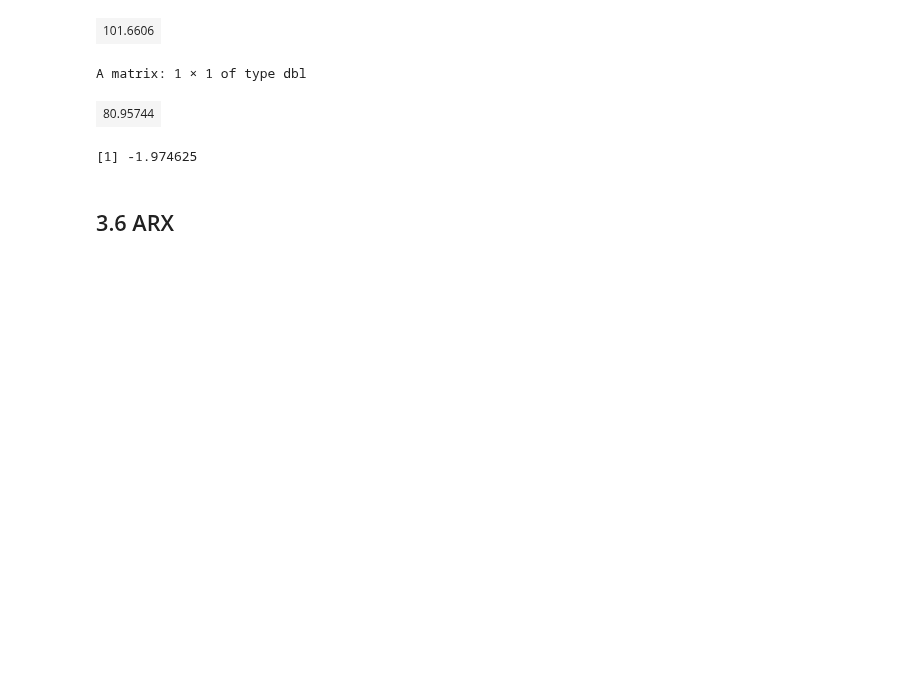
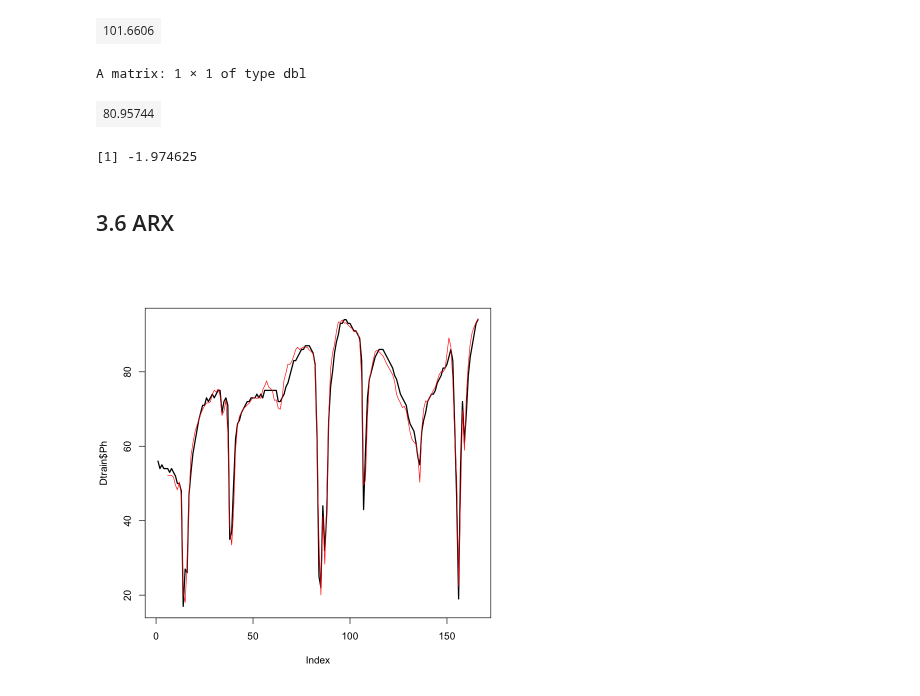
Before and after one commit to mathilderask/TimeSeriesAnalysis, a Jupyter notebook: Assig3/opg_3_oia.ipynb, the cells around one changed output. Saved outputs shown, nothing was run; the diff lists cells and outputs as text; code cells hidden in the pictures; blank space fills up the shorter version.

```diff
--- a/Assig3/opg_3_oia.ipynb
+++ b/Assig3/opg_3_oia.ipynb
@@ -295,3 +295,32 @@ t_value
 [1] -1.974625
 # %% [markdown]
 ## 3.6 ARX
+# %%
+library(marima2)
+L <- list()
+L$ARX1 <- lm(Ph ~ 0 + Ph.l1 + Tdelta.l0 + Gv.l0, data=Dtrain)
+# %%
+arx_onestep <- function(istart, fit, X) {
+  # Get variable names
+  nmout <- names(fit$model)[1]
+  nmcoef <- names(fit$coefficients)
+
+  # Get the max lag used for the output variable
+  lagmax <- max(as.numeric(getse(strsplit(nmcoef[grep(nmout, nmcoef)], ".l"), 2)))
+  nmoutcoef <- paste0(nmout, ".l", 1:lagmax)
+  y <- rep(NA, nrow(X))
+
+  for(i in (istart+1):nrow(X)) {
+    newdata <- X[i, nmcoef]
+    newdata[, nmoutcoef] <- X[(i-1):(i-lagmax), nmout]  # actual lags from data
+    y[i] <- predict(fit, newdata)
+  }
+
+  return(y)
+}
+par(bg = "white")
+plot(Dtrain$Ph, type="l", lwd=2)
+X <- as.data.frame(Dtrain)
+lines(arx_onestep(5, L[[1]], X),col = "red")
+# %% [output]
+[figure, added]
```
Also changed, not shown: parts of 13 cells of this notebook, 6 other files.
